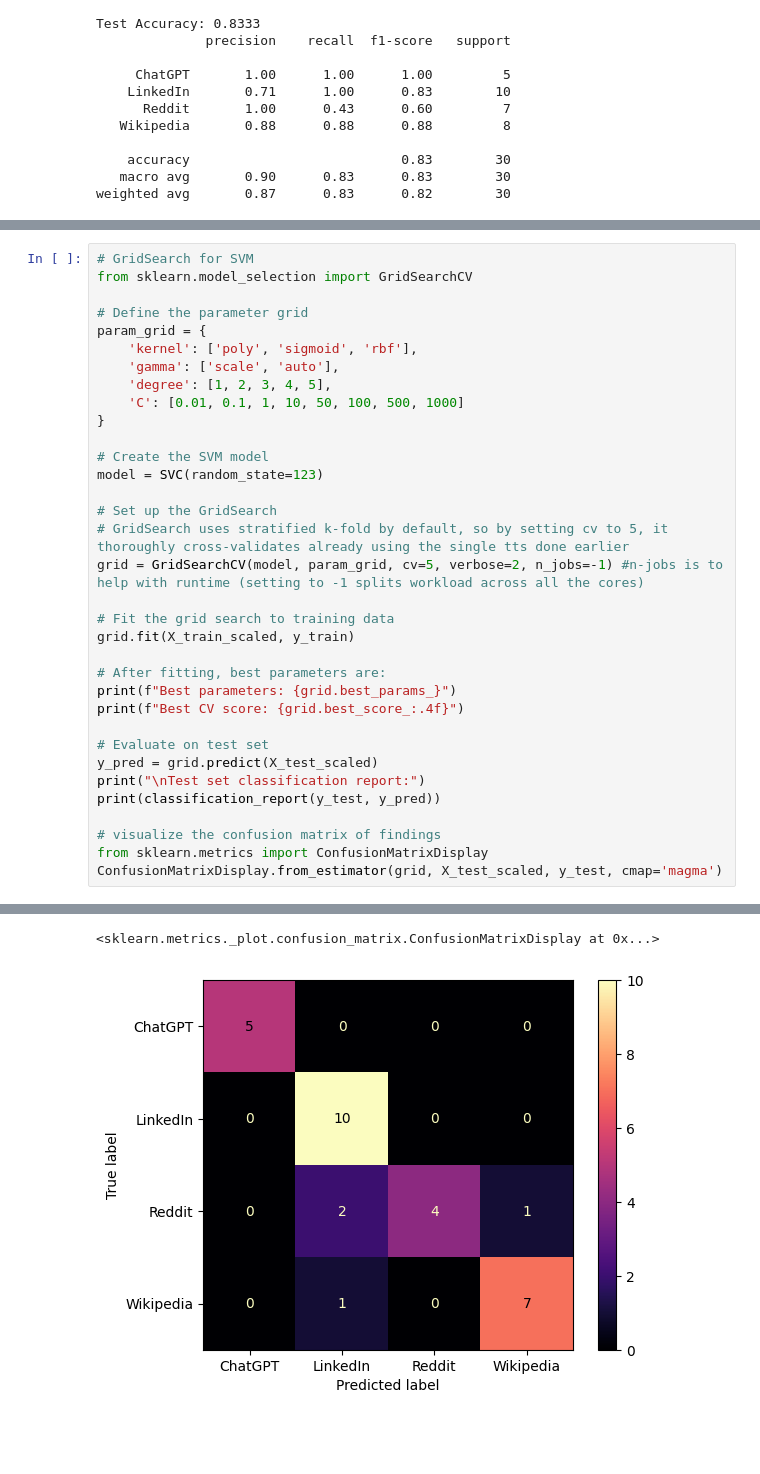
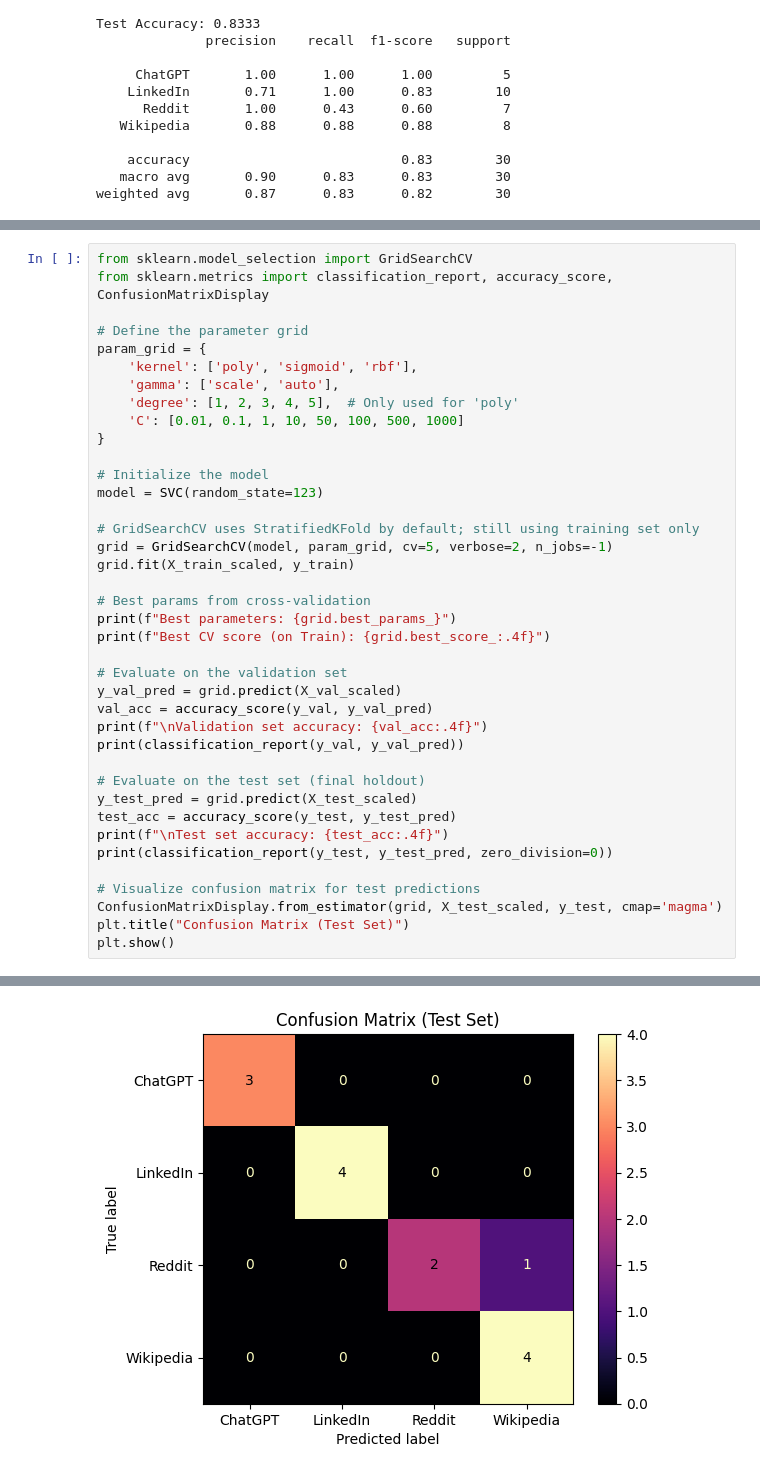
Before and after one commit to DurinMMII/coll400, a Jupyter notebook: sortedData/Support_Vector_Model.ipynb, the cells around one changed output, grey strips where cells are left out. Cells and saved outputs as stored; diff of their text form; blank space fills up the shorter version.

```diff
--- a/sortedData/Support_Vector_Model.ipynb
+++ b/sortedData/Support_Vector_Model.ipynb
@@ -517,36 +601,41 @@ plt.show()
 # %%
-# GridSearch for SVM
 from sklearn.model_selection import GridSearchCV
+from sklearn.metrics import classification_report, accuracy_score, ConfusionMatrixDisplay
 
 # Define the parameter grid
 param_grid = {
     'kernel': ['poly', 'sigmoid', 'rbf'],
     'gamma': ['scale', 'auto'],
-    'degree': [1, 2, 3, 4, 5],
+    'degree': [1, 2, 3, 4, 5],  # Only used for 'poly'
     'C': [0.01, 0.1, 1, 10, 50, 100, 500, 1000]
 }
 
-# Create the SVM model
+# Initialize the model
 model = SVC(random_state=123)
 
-# Set up the GridSearch
-# GridSearch uses stratified k-fold by default, so by setting cv to 5, it thoroughly cross-validates already using the single tts done earlier
-grid = GridSearchCV(model, param_grid, cv=5, verbose=2, n_jobs=-1) #n-jobs is to help with runtime (setting to -1 splits workload across all the cores)
-
-# Fit the grid search to training data
+# GridSearchCV uses StratifiedKFold by default; still using training set only
+grid = GridSearchCV(model, param_grid, cv=5, verbose=2, n_jobs=-1)
 grid.fit(X_train_scaled, y_train)
 
-# After fitting, best parameters are:
+# Best params from cross-validation
 print(f"Best parameters: {grid.best_params_}")
-print(f"Best CV score: {grid.best_score_:.4f}")
+print(f"Best CV score (on Train): {grid.best_score_:.4f}")
 
-# Evaluate on test set
-y_pred = grid.predict(X_test_scaled)
-print("\nTest set classification report:")
-print(classification_report(y_test, y_pred))
+# Evaluate on the validation set
+y_val_pred = grid.predict(X_val_scaled)
+val_acc = accuracy_score(y_val, y_val_pred)
+print(f"\nValidation set accuracy: {val_acc:.4f}")
+print(classification_report(y_val, y_val_pred))
 
-# visualize the confusion matrix of findings
-from sklearn.metrics import ConfusionMatrixDisplay
+# Evaluate on the test set (final holdout)
+y_test_pred = grid.predict(X_test_scaled)
+test_acc = accuracy_score(y_test, y_test_pred)
+print(f"\nTest set accuracy: {test_acc:.4f}")
+print(classification_report(y_test, y_test_pred, zero_division=0))
+
+# Visualize confusion matrix for test predictions
 ConfusionMatrixDisplay.from_estimator(grid, X_test_scaled, y_test, cmap='magma')
+plt.title("Confusion Matrix (Test Set)")
+plt.show()
 # %% [output]
 Fitting 5 folds for each of 240 candidates, totalling 1200 fits
@@ -567,2 +658 @@ weighted avg       0.89      0.87      0.86        30
-<sklearn.metrics._plot.confusion_matrix.ConfusionMatrixDisplay at 0x...>
-[figure, old version]
+[figure, new version]
```
Also changed, not shown: parts of 10 cells of this notebook.
